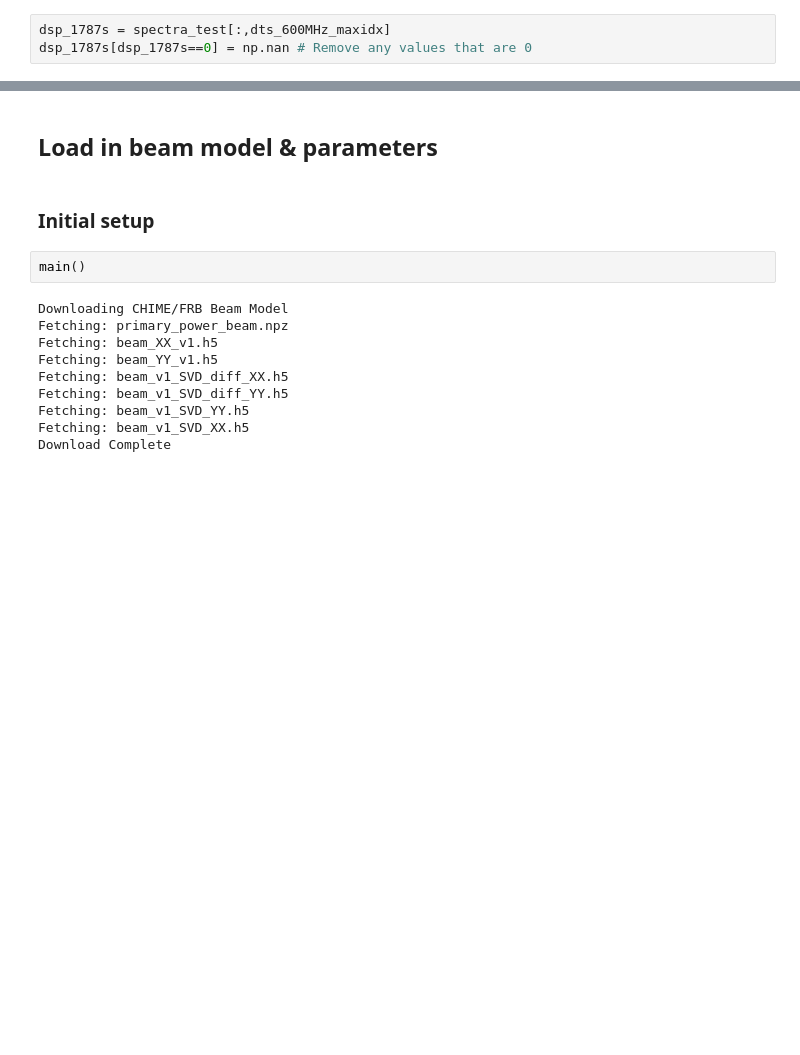
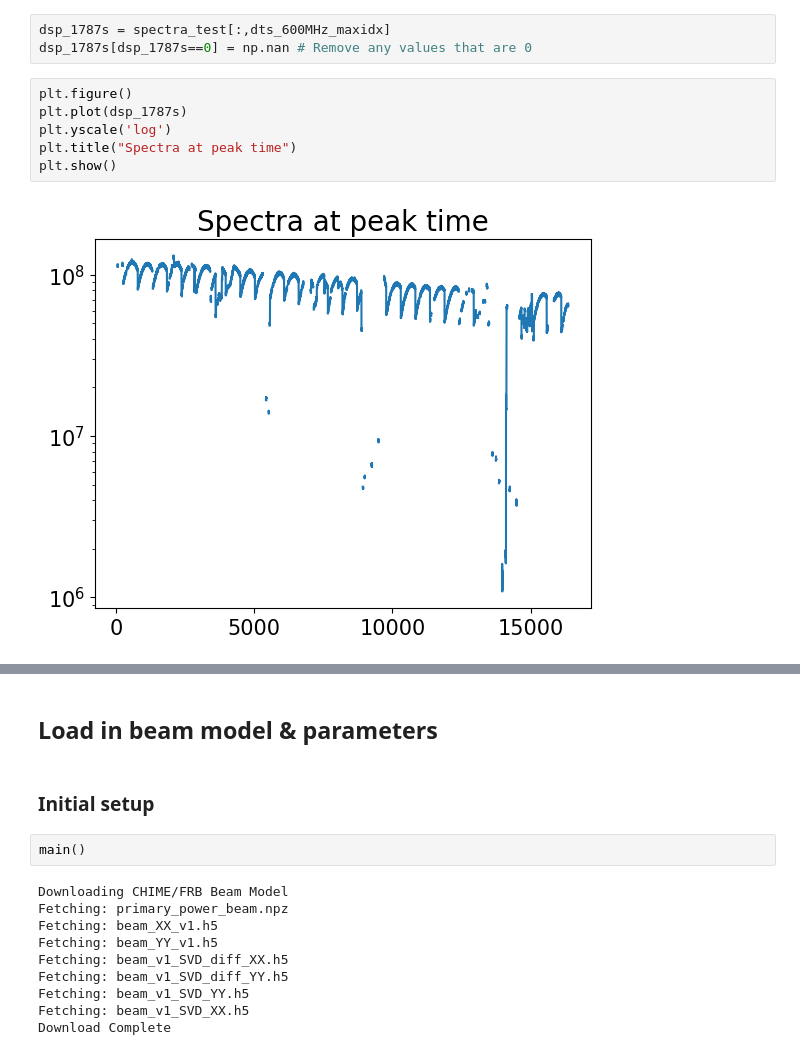
Before and after one commit to meena-seth/nrao, a Jupyter notebook: beamforming_eqn/cygA.ipynb, the cells around one changed output, grey strips where cells are left out. Drawn from its saved outputs; the diff is of its cells as text; blank space fills up the shorter version.

```diff
--- a/beamforming_eqn/cygA.ipynb
+++ b/beamforming_eqn/cygA.ipynb
@@ -128,6 +126,14 @@ NameError: name 'sp_maxtime_stack' is not defined
 # %%
 dsp_1787s = spectra_test[:,dts_600MHz_maxidx]
 dsp_1787s[dsp_1787s==0] = np.nan # Remove any values that are 0
+# %%
+plt.figure()
+plt.plot(dsp_1787s)
+plt.yscale('log')
+plt.title("Spectra at peak time")
+plt.show()
+# %% [output]
+[figure, added]
 # %%
 # Try plotting the data
 fig, axd = plt.subplot_mosaic(
```
Also changed, not shown: parts of 42 cells of this notebook, 1 other file.
